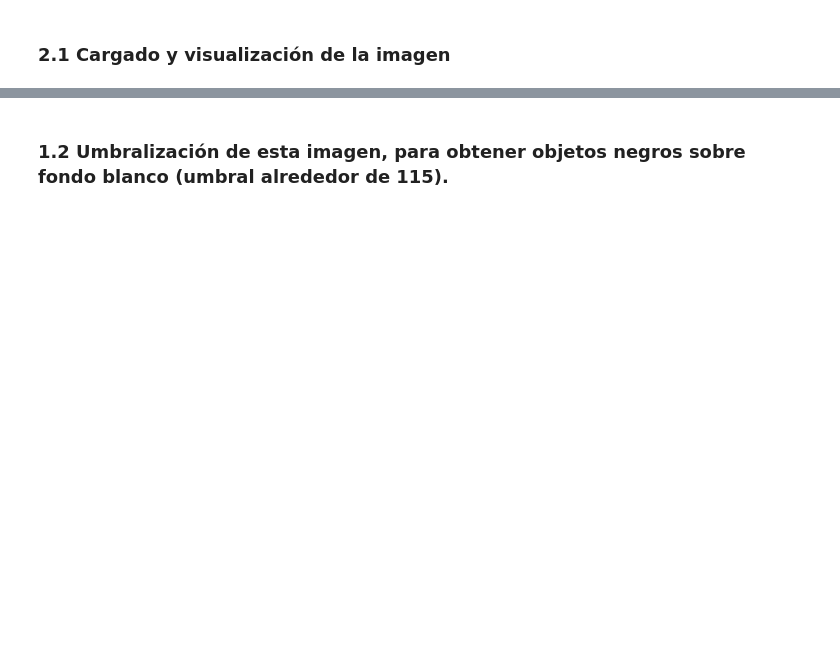
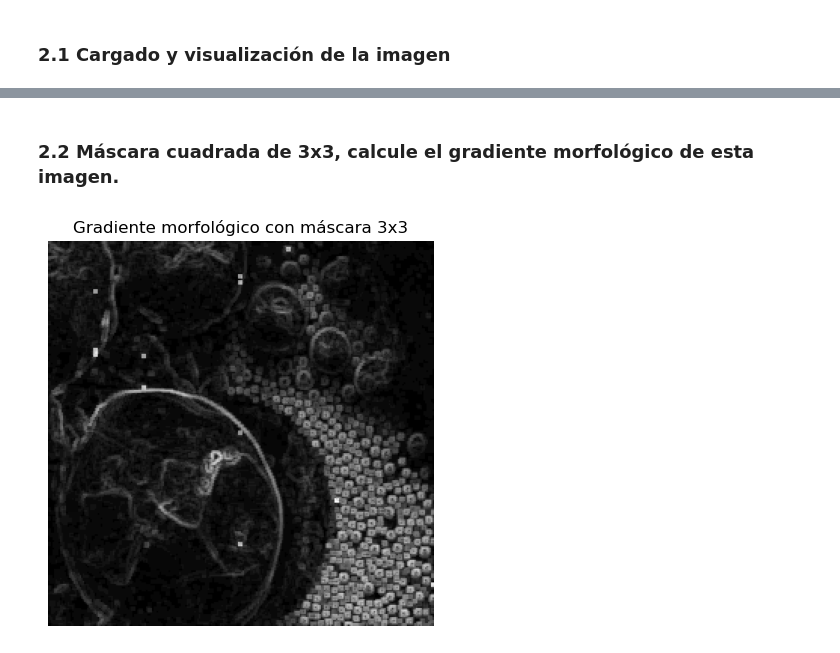
Before and after one commit to STinjaca/Talle-5, a Jupyter notebook: Taller 5 - Punto 2.ipynb, the cells around one changed output, grey strips where cells are left out. Saved outputs shown, nothing was run; the diff lists cells and outputs as text; code cells hidden in the pictures; blank space fills up the shorter version.

```diff
--- a/Taller 5 - Punto 2.ipynb
+++ b/Taller 5 - Punto 2.ipynb
@@ -29,2 +32,14 @@ NameError: name 'cv2' is not defined
-# %% [markdown]
-### 1.2 Umbralización de esta imagen, para obtener objetos negros sobre fondo blanco (umbral alrededor de 115).
+# %% [markdown]
+### 2.2 Máscara cuadrada de 3x3, calcule el gradiente morfológico de esta imagen.
+# %%
+mgimage = morphological_gradient(img_meb, size=(3,3))
+
+mgimage = exposure.rescale_intensity(mgimage, in_range=(np.min(mgimage), np.max(mgimage)), out_range=(0, 255)).astype(np.uint8)
+
+fig, ax = plt.subplots(figsize=(10, 5))
+ax.imshow(mgimage, cmap='gray', vmin=0, vmax=255)
+ax.set_title('Gradiente morfológico con máscara 3x3')
+ax.axis('off')
+plt.show()
+# %% [output]
+[figure, added]
```
Also changed, not shown: parts of 23 cells of this notebook.
